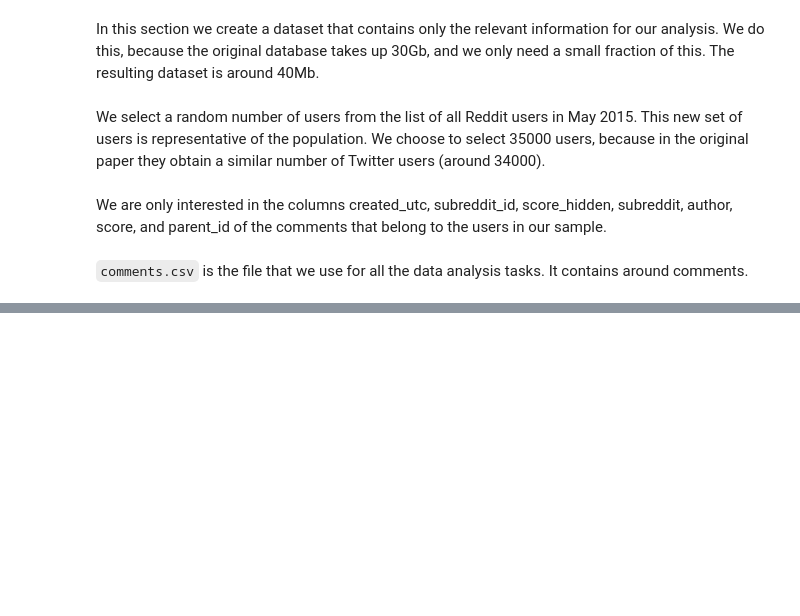
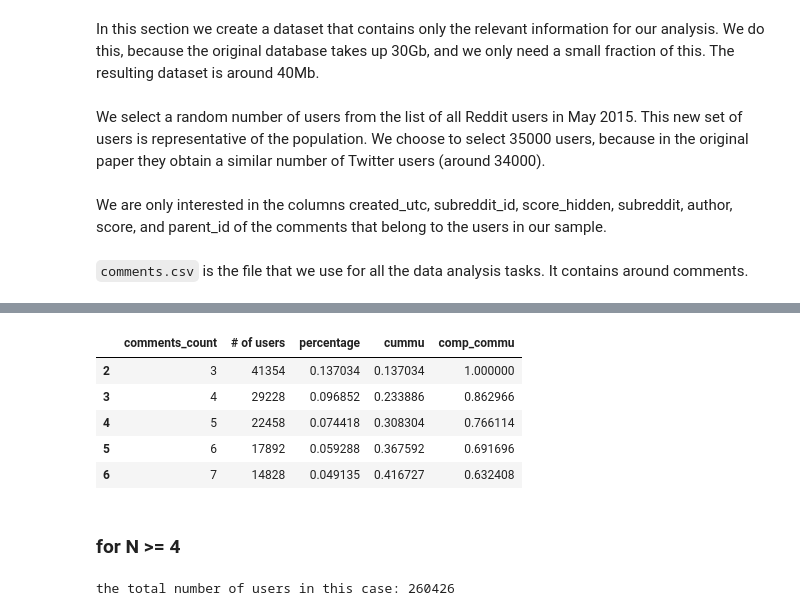
Before and after one commit to epfl-ada/ada-2020-project-milestone-p3-p3_chd, a Jupyter notebook: P4.ipynb, the cells around one changed output, grey strips where cells are left out. Drawn from its saved outputs; the diff is of its cells as text; code cells hidden in the pictures; blank space fills up the shorter version.

```diff
--- a/P4.ipynb
+++ b/P4.ipynb
@@ -31,0 +122,2 @@ comments = pd.read_csv("comments.csv")
+# %%
+new_df3 = new_df[['comments_count', '# of users']].loc[2:]
@@ -31,0 +129,14 @@ comments = pd.read_csv("comments.csv")
+# %%
+new_df3['percentage'] = new_df3['# of users']/s3
+new_df3['cummu'] = new_df3['percentage'].cumsum()
+new_df3['comp_commu'] = 1 - new_df3['cummu'] + new_df3['percentage']
+new_df3.head()
+# %% [output]
+|  | comments_count | # of users | percentage | cummu | comp_commu |
+| 2 | 3 | 41354 | 0.137034 | 0.137034 | 1.000000 |
+| 3 | 4 | 29228 | 0.096852 | 0.233886 | 0.862966 |
+| 4 | 5 | 22458 | 0.074418 | 0.308304 | 0.766114 |
+| 5 | 6 | 17892 | 0.059288 | 0.367592 | 0.691696 |
+| 6 | 7 | 14828 | 0.049135 | 0.416727 | 0.632408 |
+# %% [markdown]
+### for N >= 4
@@ -31,0 +145,5 @@ comments = pd.read_csv("comments.csv")
+# %%
+s4 = new_df4['# of users'].sum()
+print('the total number of users in this case: '+str(s4))
+# %% [output]
+the total number of users in this case: 260426
```
Also changed, not shown: parts of 61 cells of this notebook, 5 other files.
